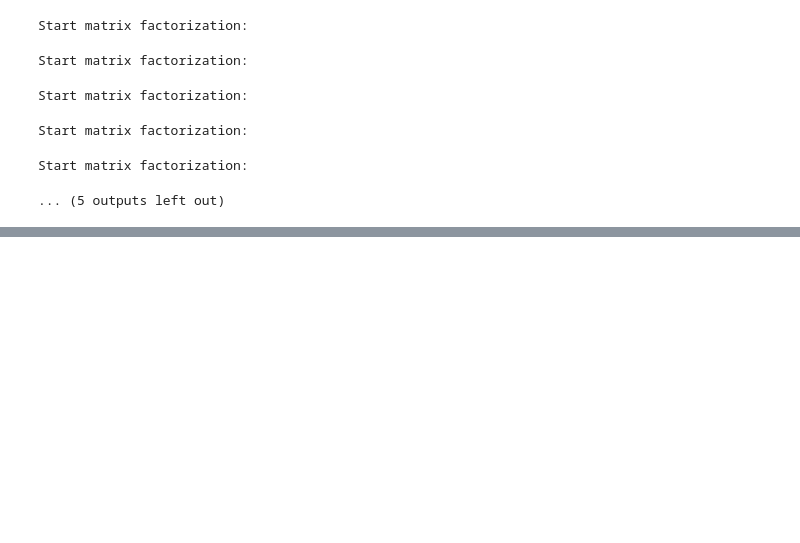
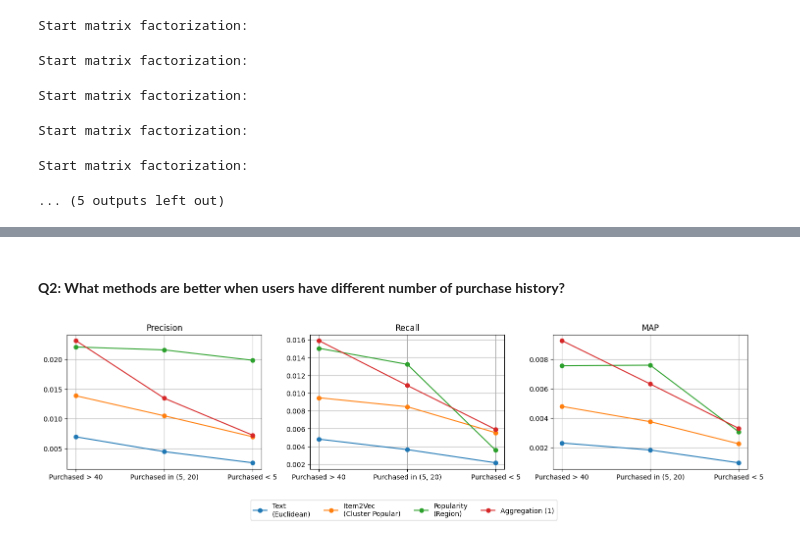
Before and after one commit to JoeZhao527/fashion-rec, a Jupyter notebook: dev2.ipynb, the cells around one changed output, grey strips where cells are left out. Drawn from its saved outputs; the diff is of its cells as text; code cells hidden in the pictures; blank space fills up the shorter version.

```diff
--- a/dev2.ipynb
+++ b/dev2.ipynb
@@ -497,0 +637,44 @@ agg.aggregate(
+# %% [markdown]
+#### **Q2: What methods are better when users have different number of purchase history?**
+# %%
+import matplotlib.pyplot as plt
+import numpy as np
+
+# Define the rows and dataframes
+rows_to_plot = [
+    "Text\n(Euclidean)",
+    "Item2Vec\n(Cluster Popular)",
+    "Popularity\n(Region)",
+    "Aggregation (1)"
+]
+dfs = [loyal_user_mean, regular_user_mean, few_purch_user_mean]
+df_names = ['Purchased > 40', 'Purchased in (5, 20)', 'Purchased < 5']  # More readable names for the plot
+
+# Create a figure with 3 subplots
+fig, axes = plt.subplots(nrows=1, ncols=3, figsize=(15, 3.5))
+
+# Titles for subplots
+metrics = ['precision', 'recall', 'map']
+titles = ['Precision', 'Recall', 'MAP']
+
+# Plot data
+for i, metric in enumerate(metrics):
+    for row in rows_to_plot:
+        values = [df.loc[row, metric] for df in dfs]  # Collect metric across all dataframes
+        axes[i].plot(df_names, values, marker='o', label=row)
+    axes[i].set_title(titles[i])
+    axes[i].set_xticks(np.arange(len(df_names)))
+    axes[i].set_xticklabels(df_names)
+    axes[i].grid(True)
+
+# Adding a single legend for the whole figure below the subplots
+handles, labels = axes[0].get_legend_handles_labels()
+fig.legend(handles, labels, loc='upper center', bbox_to_anchor=(0.5, -0.05), ncol=7)
+
+# Adjust layout to make room for the legend
+plt.tight_layout(rect=[0, 0.0, 1, 1])
+
+# Show plot
+plt.show()
+# %% [output]
+[figure, added]
```
Also changed, not shown: parts of 54 cells of this notebook, 3 other files.
